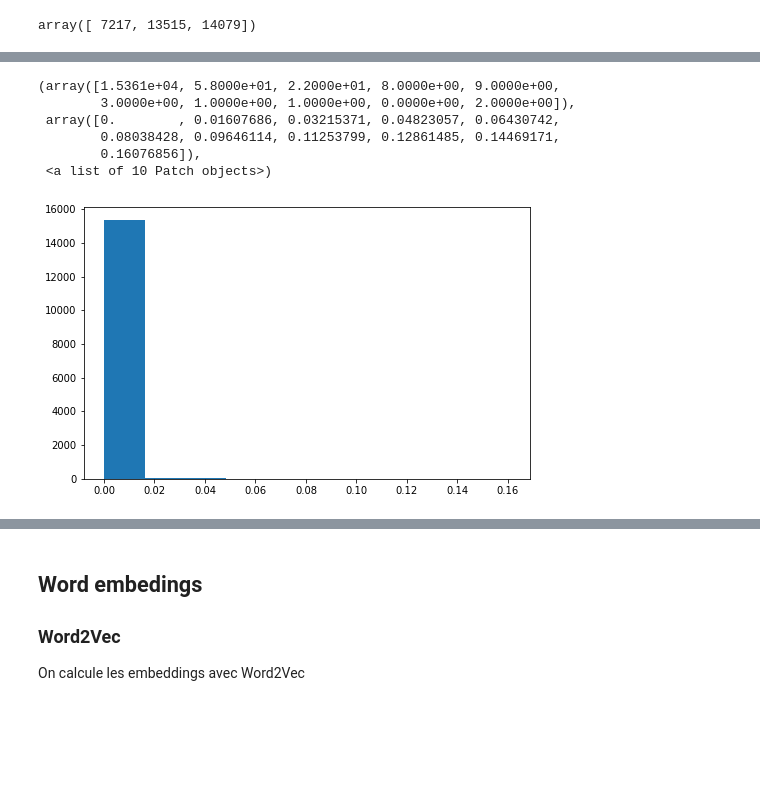
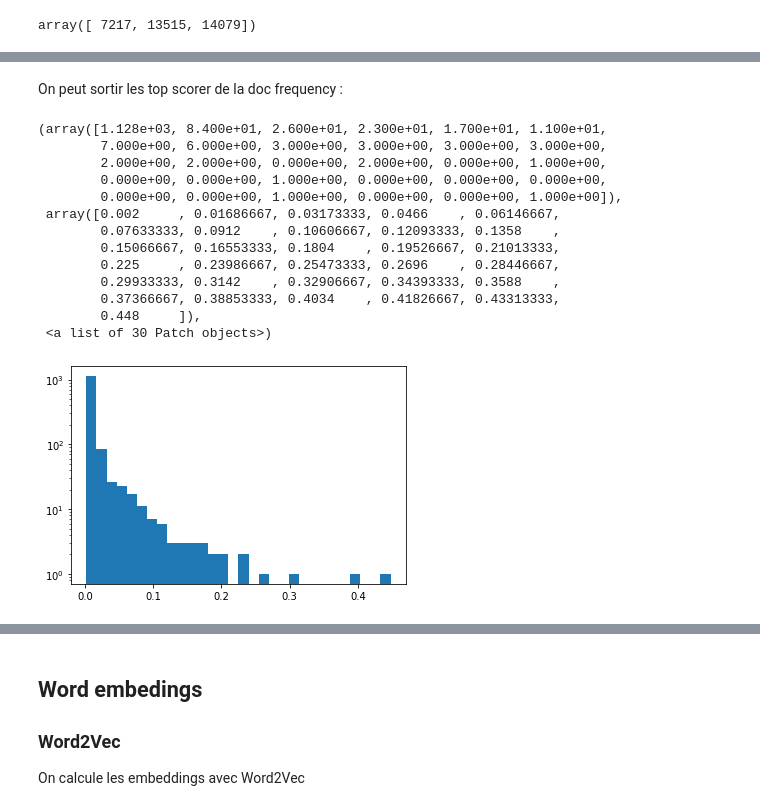
Before and after one commit to UltraDiuve/PIM-Recognizer, a Jupyter notebook: report/notebooks/Text_analysis.ipynb, the cells around one changed output, grey strips where cells are left out. Cells and saved outputs as stored; diff of their text form; code cells hidden in the pictures; blank space fills up the shorter version.

```diff
--- a/report/notebooks/Text_analysis.ipynb
+++ b/report/notebooks/Text_analysis.ipynb
@@ -386,11 +329,19 @@ ax.hist(corpus_doc_freq_ingred)
-# %%
-fig,ax = plt.subplots(figsize=(8, 5))
-ax.hist(np.log10(corpus_doc_freq_ingred + 1))
-# %% [output]
-(array([1.5361e+04, 5.8000e+01, 2.2000e+01, 8.0000e+00, 9.0000e+00,
-        3.0000e+00, 1.0000e+00, 1.0000e+00, 0.0000e+00, 2.0000e+00]),
- array([0.        , 0.01607686, 0.03215371, 0.04823057, 0.06430742,
-        0.08038428, 0.09646114, 0.11253799, 0.12861485, 0.14469171,
-        0.16076856]),
- <a list of 10 Patch objects>)
-[figure, removed]
+# %% [markdown]
+On peut sortir les top scorer de la doc frequency :
+# %%
+plt.hist(doc_freq_ingred, bins=30, log=True)
+# %% [output]
+(array([1.128e+03, 8.400e+01, 2.600e+01, 2.300e+01, 1.700e+01, 1.100e+01,
+        7.000e+00, 6.000e+00, 3.000e+00, 3.000e+00, 3.000e+00, 3.000e+00,
+        2.000e+00, 2.000e+00, 0.000e+00, 2.000e+00, 0.000e+00, 1.000e+00,
+        0.000e+00, 0.000e+00, 1.000e+00, 0.000e+00, 0.000e+00, 0.000e+00,
+        0.000e+00, 0.000e+00, 1.000e+00, 0.000e+00, 0.000e+00, 1.000e+00]),
+ array([0.002     , 0.01686667, 0.03173333, 0.0466    , 0.06146667,
+        0.07633333, 0.0912    , 0.10606667, 0.12093333, 0.1358    ,
+        0.15066667, 0.16553333, 0.1804    , 0.19526667, 0.21013333,
+        0.225     , 0.23986667, 0.25473333, 0.2696    , 0.28446667,
+        0.29933333, 0.3142    , 0.32906667, 0.34393333, 0.3588    ,
+        0.37366667, 0.38853333, 0.4034    , 0.41826667, 0.43313333,
+        0.448     ]),
+ <a list of 30 Patch objects>)
+[figure, added]
```
Also changed, not shown: parts of 40 cells of this notebook, 1 other file.
